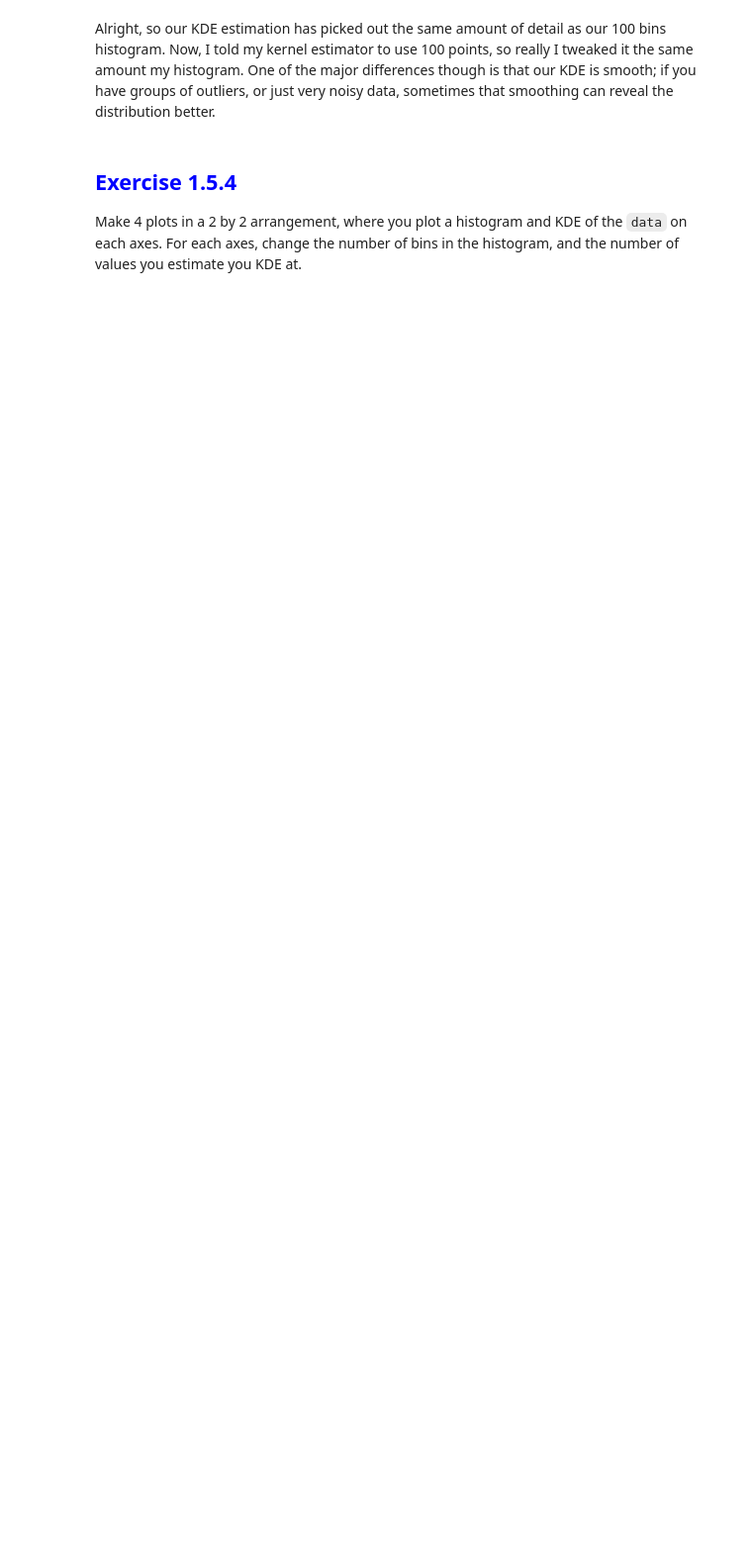
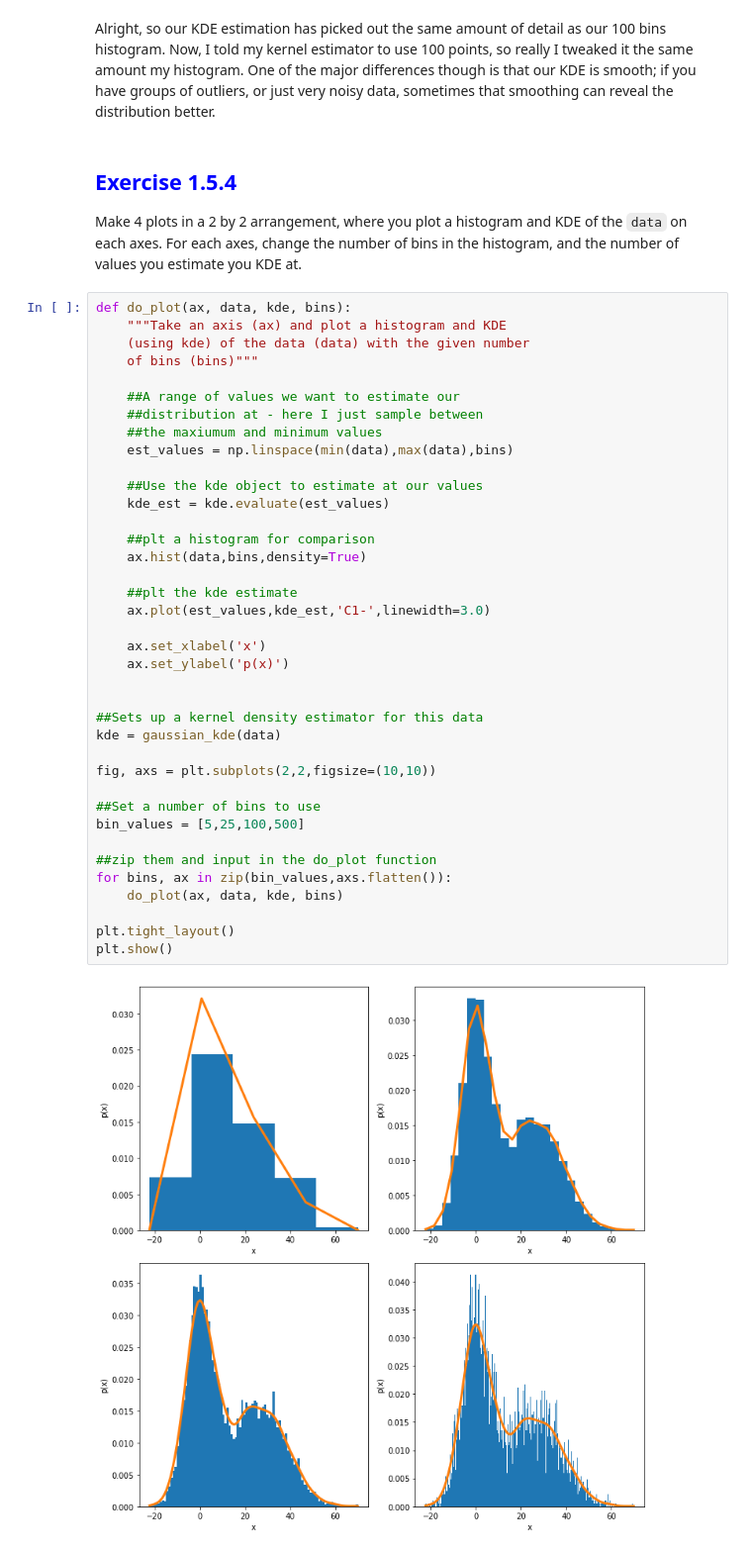
Before and after one commit to JLBLine/KAS2020, a Jupyter notebook: 1.5_Intro_to_Plotting/1.5_Intro_To_Plotting_completed.ipynb, the cells around one changed output. Shown at 99% size. Saved outputs shown, nothing was run; the diff lists cells and outputs as text; blank space fills up the shorter version.

```diff
--- a/1.5_Intro_to_Plotting/1.5_Intro_To_Plotting_completed.ipynb
+++ b/1.5_Intro_to_Plotting/1.5_Intro_To_Plotting_completed.ipynb
@@ -487,3 +494,43 @@ Alright, so our KDE estimation has picked out the same amount of detail as our 1
 # %% [markdown]
 ## <font color='blue'>Exercise 1.5.4</font>
 Make 4 plots in a 2 by 2 arrangement, where you plot a histogram and KDE of the `data` on each axes. For each axes, change the number of bins in the histogram, and the number of values you estimate you KDE at.
+# %%
+def do_plot(ax, data, kde, bins):
+    """Take an axis (ax) and plot a histogram and KDE
+    (using kde) of the data (data) with the given number
+    of bins (bins)"""
+
+    ##A range of values we want to estimate our
+    ##distribution at - here I just sample between
+    ##the maxiumum and minimum values
+    est_values = np.linspace(min(data),max(data),bins)
+
+    ##Use the kde object to estimate at our values
+    kde_est = kde.evaluate(est_values)
+
+    ##plt a histogram for comparison
+    ax.hist(data,bins,density=True)
+
+    ##plt the kde estimate
+    ax.plot(est_values,kde_est,'C1-',linewidth=3.0)
+
+    ax.set_xlabel('x')
+    ax.set_ylabel('p(x)')
+
+
+##Sets up a kernel density estimator for this data
+kde = gaussian_kde(data)
+
+fig, axs = plt.subplots(2,2,figsize=(10,10))
+
+##Set a number of bins to use
+bin_values = [5,25,100,500]
+
+##zip them and input in the do_plot function
+for bins, ax in zip(bin_values,axs.flatten()):
+    do_plot(ax, data, kde, bins)
+
+plt.tight_layout()
+plt.show()
+# %% [output]
+[figure, added]
```
Also changed, not shown: parts of 4 cells of this notebook.
